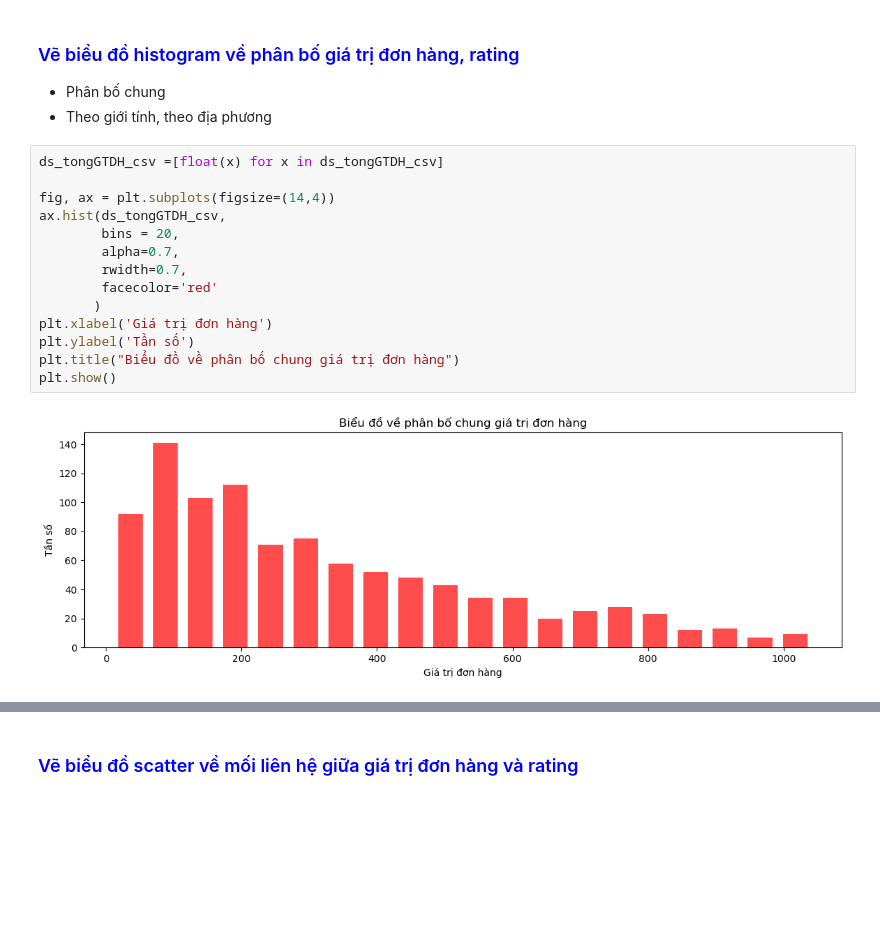
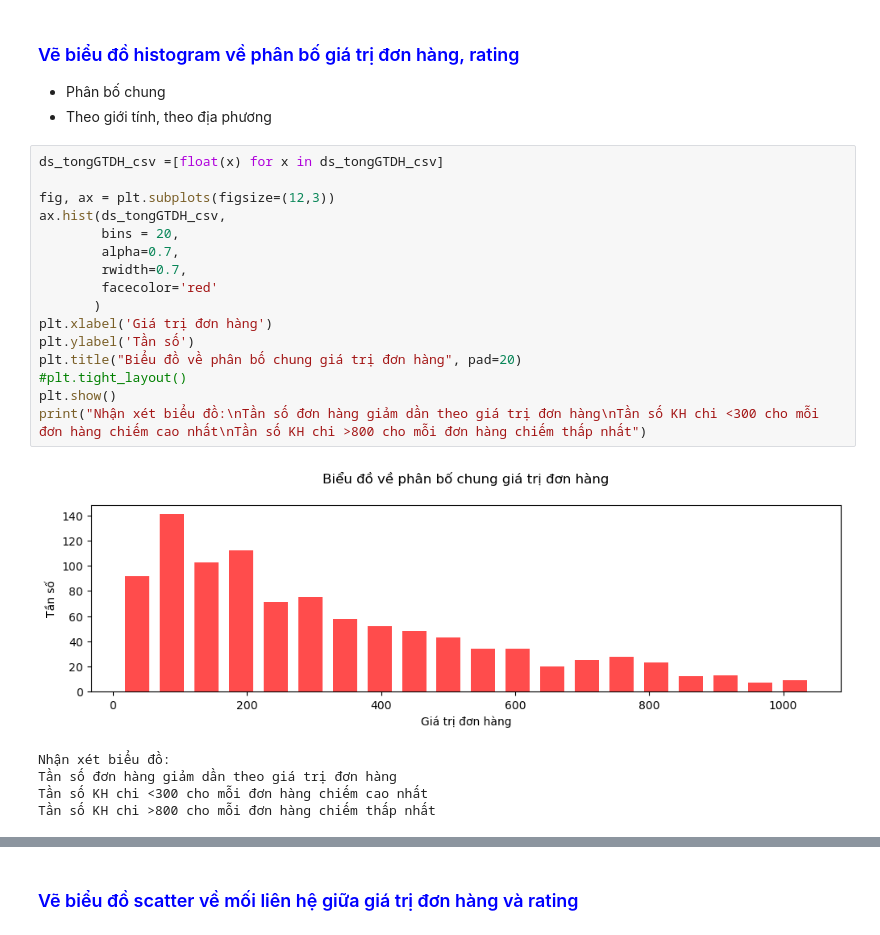
Before and after one commit to nguyenminhthuy/da-course-cybersoft, a Jupyter notebook: DA08_Wk4-2_NguyenMinhThuy.ipynb, the cells around one changed output, grey strips where cells are left out. Drawn from its saved outputs; the diff is of its cells as text; blank space fills up the shorter version.

```diff
--- a/DA08_Wk4-2_NguyenMinhThuy.ipynb
+++ b/DA08_Wk4-2_NguyenMinhThuy.ipynb
@@ -126,16 +134,22 @@ ve_BieuDoTron(ds_tanSuat_gt, ds_gioitinh_thongke, title_gt2)
 # %%
 ds_tongGTDH_csv =[float(x) for x in ds_tongGTDH_csv]
 
-fig, ax = plt.subplots(figsize=(14,4))
+fig, ax = plt.subplots(figsize=(12,3))
 ax.hist(ds_tongGTDH_csv,
         bins = 20,
         alpha=0.7,
         rwidth=0.7,
         facecolor='red'
        )
 plt.xlabel('Giá trị đơn hàng')
 plt.ylabel('Tần số')
-plt.title("Biểu đồ về phân bố chung giá trị đơn hàng")
+plt.title("Biểu đồ về phân bố chung giá trị đơn hàng", pad=20)
+#plt.tight_layout()
 plt.show()
+print("Nhận xét biểu đồ:\nTần số đơn hàng giảm dần theo giá trị đơn hàng\nTần số KH chi <300 cho mỗi đơn hàng chiếm cao nhất\nTần số KH chi >800 cho mỗi đơn hàng chiếm thấp nhất")
 # %% [output]
-[figure, old version]
+[figure, new version]
+Nhận xét biểu đồ:
+Tần số đơn hàng giảm dần theo giá trị đơn hàng
+Tần số KH chi <300 cho mỗi đơn hàng chiếm cao nhất
+Tần số KH chi >800 cho mỗi đơn hàng chiếm thấp nhất
```
Also changed, not shown: parts of 11 cells of this notebook, 1 other file.
